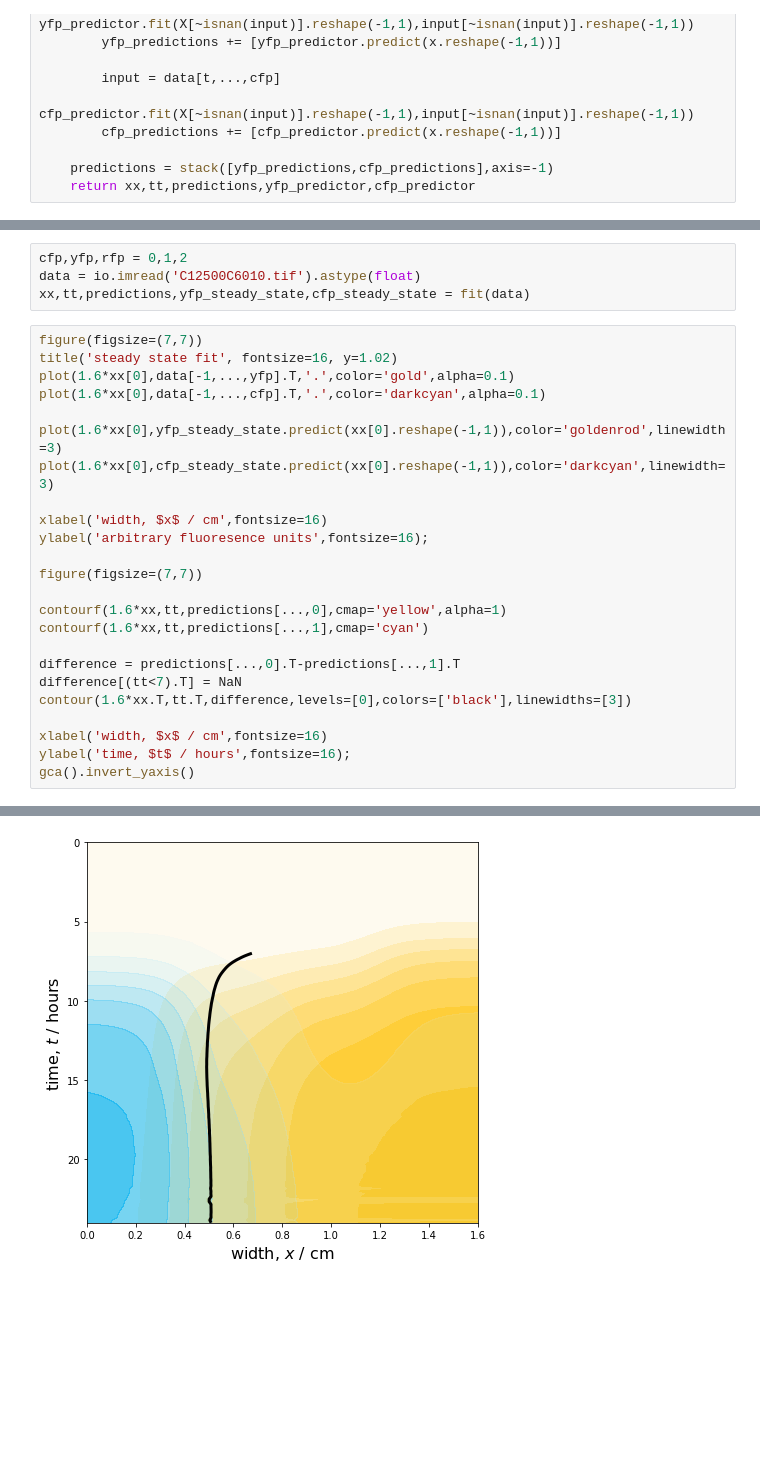
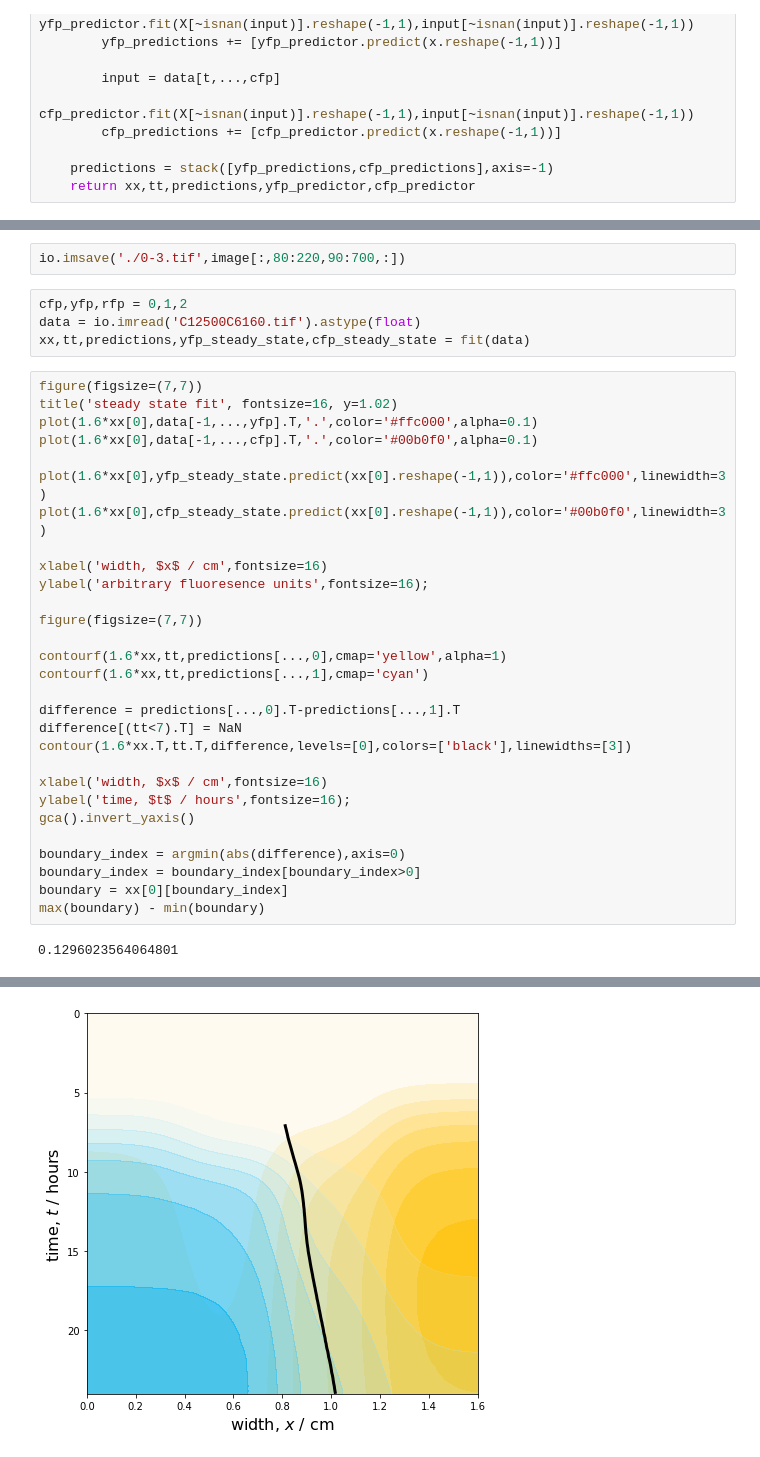
Before and after one commit to gszep/double-exclusive-reporter, a Jupyter notebook: data/spatial/whiteboard.ipynb, the cells around one changed output, grey strips where cells are left out. Drawn from its saved outputs; the diff is of its cells as text; blank space fills up the shorter version.

```diff
--- a/data/spatial/whiteboard.ipynb
+++ b/data/spatial/whiteboard.ipynb
@@ -65,15 +95,17 @@ def fit(data,threshold = 25000,t_final=24,x_width=1.0) :
+# %%
+io.imsave('./0-3.tif',image[:,80:220,90:700,:])
 # %%
 cfp,yfp,rfp = 0,1,2
-data = io.imread('C12500C6010.tif').astype(float)
+data = io.imread('C12500C6160.tif').astype(float)
 xx,tt,predictions,yfp_steady_state,cfp_steady_state = fit(data)
 # %%
 figure(figsize=(7,7))
 title('steady state fit', fontsize=16, y=1.02)
-plot(1.6*xx[0],data[-1,...,yfp].T,'.',color='gold',alpha=0.1)
-plot(1.6*xx[0],data[-1,...,cfp].T,'.',color='darkcyan',alpha=0.1)
+plot(1.6*xx[0],data[-1,...,yfp].T,'.',color='#ffc000',alpha=0.1)
+plot(1.6*xx[0],data[-1,...,cfp].T,'.',color='#00b0f0',alpha=0.1)
 
-plot(1.6*xx[0],yfp_steady_state.predict(xx[0].reshape(-1,1)),color='goldenrod',linewidth=3)
-plot(1.6*xx[0],cfp_steady_state.predict(xx[0].reshape(-1,1)),color='darkcyan',linewidth=3)
+plot(1.6*xx[0],yfp_steady_state.predict(xx[0].reshape(-1,1)),color='#ffc000',linewidth=3)
+plot(1.6*xx[0],cfp_steady_state.predict(xx[0].reshape(-1,1)),color='#00b0f0',linewidth=3)
 
 xlabel('width, $x$ / cm',fontsize=16)
 ylabel('arbitrary fluoresence units',fontsize=16);
@@ -90,4 +122,10 @@ contour(1.6*xx.T,tt.T,difference,levels=[0],colors=['black'],linewidths=[3])
 xlabel('width, $x$ / cm',fontsize=16)
 ylabel('time, $t$ / hours',fontsize=16);
 gca().invert_yaxis()
+
+boundary_index = argmin(abs(difference),axis=0)
+boundary_index = boundary_index[boundary_index>0]
+boundary = xx[0][boundary_index]
+max(boundary) - min(boundary)
 # %% [output]
+0.1296023564064801
@@ -95,4 +133,4 @@ gca().invert_yaxis()
-[figure, old version]
+[figure, new version]
 # %%
 figure(figsize=(11,7))
 
```
Also changed, not shown: parts of 10 cells of this notebook, 4 other files.
